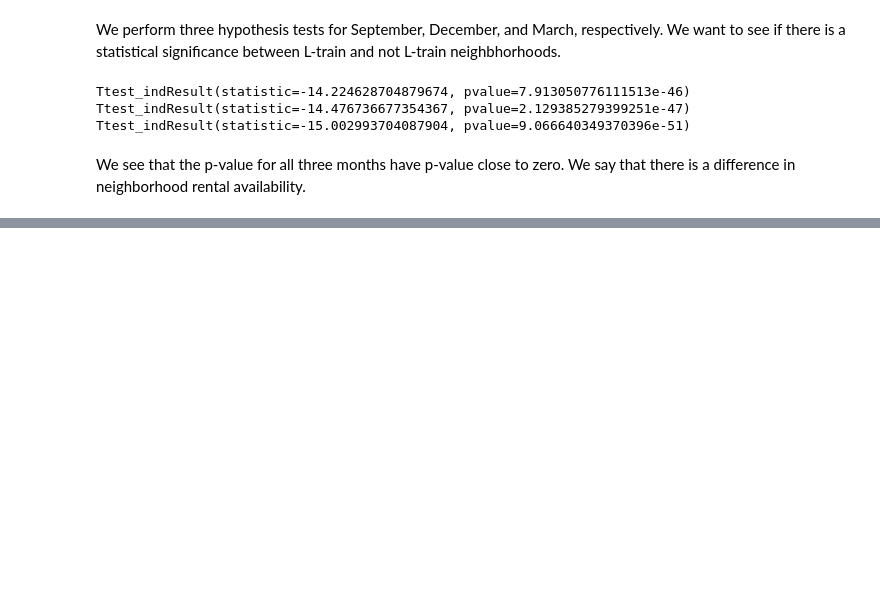
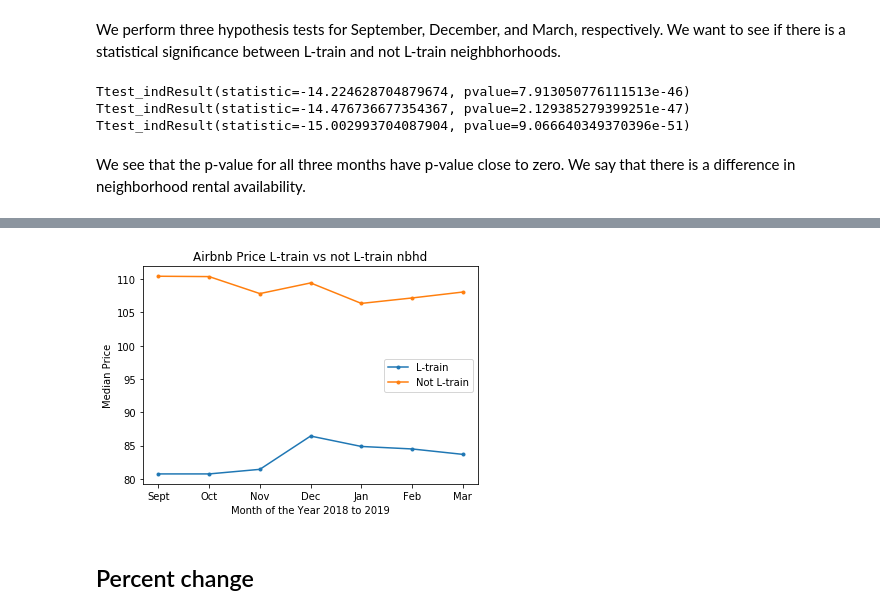
Before and after one commit to nate1mace/TheSuperGroup, a Jupyter notebook: Data Exploration.ipynb, the cells around one changed output, grey strips where cells are left out. Saved outputs shown, nothing was run; the diff lists cells and outputs as text; code cells hidden in the pictures; blank space fills up the shorter version.

```diff
--- a/Data Exploration.ipynb
+++ b/Data Exploration.ipynb
@@ -280,0 +258,13 @@ plt.plot(df_mean_L_price[0])
+# %%
+## Separate by zipcode
+## L-train neighborhood
+median_of_price_over_zipcode = np.array(df_abb_sept_2018_sub.loc[:, ['zipcode', 'price']].where(df_abb_sept_2018_sub['availability_365']>0).groupby(['zipcode']).median().mean().tolist() \
++ df_abb_oct_2018_sub.loc[:, ['zipcode', 'price']].where(df_abb_oct_2018_sub['availability_365']>0).groupby(['zipcode']).median().mean().tolist() \
++ df_abb_nov_2018_sub.loc[:, ['zipcode', 'price']].where(df_abb_nov_2018_sub['availability_365']>0).groupby(['zipcode']).median().mean().tolist() \
++ df_abb_dec_2018_sub.loc[:, ['zipcode', 'price']].where(df_abb_dec_2018_sub['availability_365']>0).groupby(['zipcode']).median().mean().tolist() \
++ df_abb_jan_2019_sub.loc[:, ['zipcode', 'price']].where(df_abb_jan_2019_sub['availability_365']>0).groupby(['zipcode']).median().mean().tolist() \
++ df_abb_feb_2019_sub.loc[:, ['zipcode', 'price']].where(df_abb_feb_2019_sub['availability_365']>0).groupby(['zipcode']).median().mean().tolist() \
++ df_abb_mar_2019_sub.loc[:, ['zipcode', 'price']].where(df_abb_mar_2019_sub['availability_365']>0).groupby(['zipcode']).median().mean().tolist())
+
+median_of_price_over_zipcode = pd.Series(median_of_price_over_zipcode, index=['Sept', 'Oct', 'Nov', 'Dec', 'Jan', 'Feb', 'Mar'])
+median_of_price_over_zipcode
@@ -280,0 +280,12 @@ plt.plot(df_mean_L_price[0])
+# %%
+## not L-train neighborhood
+median_of_price_over_zipcode_not_L_train_nbhd = np.array(df_abb_sept_2018_sub_not_L_train_nbhd.loc[:, ['zipcode', 'price']].where(df_abb_sept_2018_sub_not_L_train_nbhd['availability_365']>0).groupby(['zipcode']).median().mean().tolist() \
++ df_abb_oct_2018_sub_not_L_train_nbhd.loc[:, ['zipcode', 'price']].where(df_abb_oct_2018_sub_not_L_train_nbhd['availability_365']>0).groupby(['zipcode']).median().mean().tolist() \
++ df_abb_nov_2018_sub_not_L_train_nbhd.loc[:, ['zipcode', 'price']].where(df_abb_nov_2018_sub_not_L_train_nbhd['availability_365']>0).groupby(['zipcode']).median().mean().tolist() \
++ df_abb_dec_2018_sub_not_L_train_nbhd.loc[:, ['zipcode', 'price']].where(df_abb_dec_2018_sub_not_L_train_nbhd['availability_365']>0).groupby(['zipcode']).median().mean().tolist() \
++ df_abb_jan_2019_sub_not_L_train_nbhd.loc[:, ['zipcode', 'price']].where(df_abb_jan_2019_sub_not_L_train_nbhd['availability_365']>0).groupby(['zipcode']).median().mean().tolist() \
++ df_abb_feb_2019_sub_not_L_train_nbhd.loc[:, ['zipcode', 'price']].where(df_abb_feb_2019_sub_not_L_train_nbhd['availability_365']>0).groupby(['zipcode']).median().mean().tolist() \
++ df_abb_mar_2019_sub_not_L_train_nbhd.loc[:, ['zipcode', 'price']].where(df_abb_mar_2019_sub_not_L_train_nbhd['availability_365']>0).groupby(['zipcode']).median().mean().tolist())
+
+median_of_price_over_zipcode_not_L_train_nbhd = pd.Series(median_of_price_over_zipcode_not_L_train_nbhd, index=['Sept', 'Oct', 'Nov', 'Dec', 'Jan', 'Feb', 'Mar'])
+median_of_price_over_zipcode_not_L_train_nbhd
@@ -280,0 +301,13 @@ plt.plot(df_mean_L_price[0])
+# %%
+# plot median rental price of L-train vs not L-train neighborhood
+plt.plot(median_of_price_over_zipcode, '.-', label='L-train')
+plt.plot(median_of_price_over_zipcode_not_L_train_nbhd, '.-', label='Not L-train')
+plt.title('Airbnb Price L-train vs not L-train nbhd')
+plt.xlabel('Month of the Year 2018 to 2019')
+plt.ylabel('Median Price')
+plt.legend()
+plt.show()
+# %% [output]
+[figure, added]
+# %% [markdown]
+## Percent change
```
Also changed, not shown: parts of 29 cells of this notebook, 1 other file.
